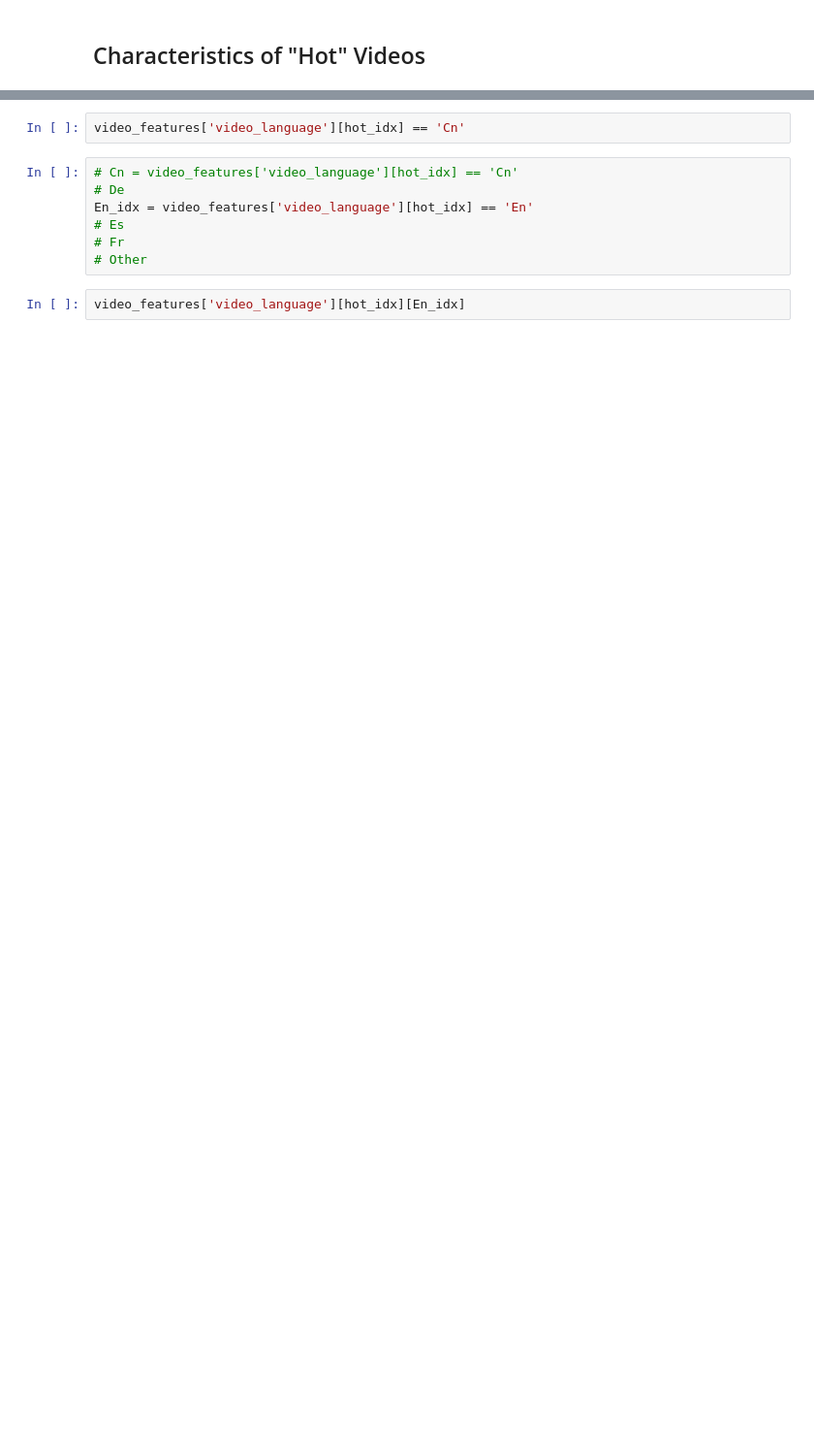
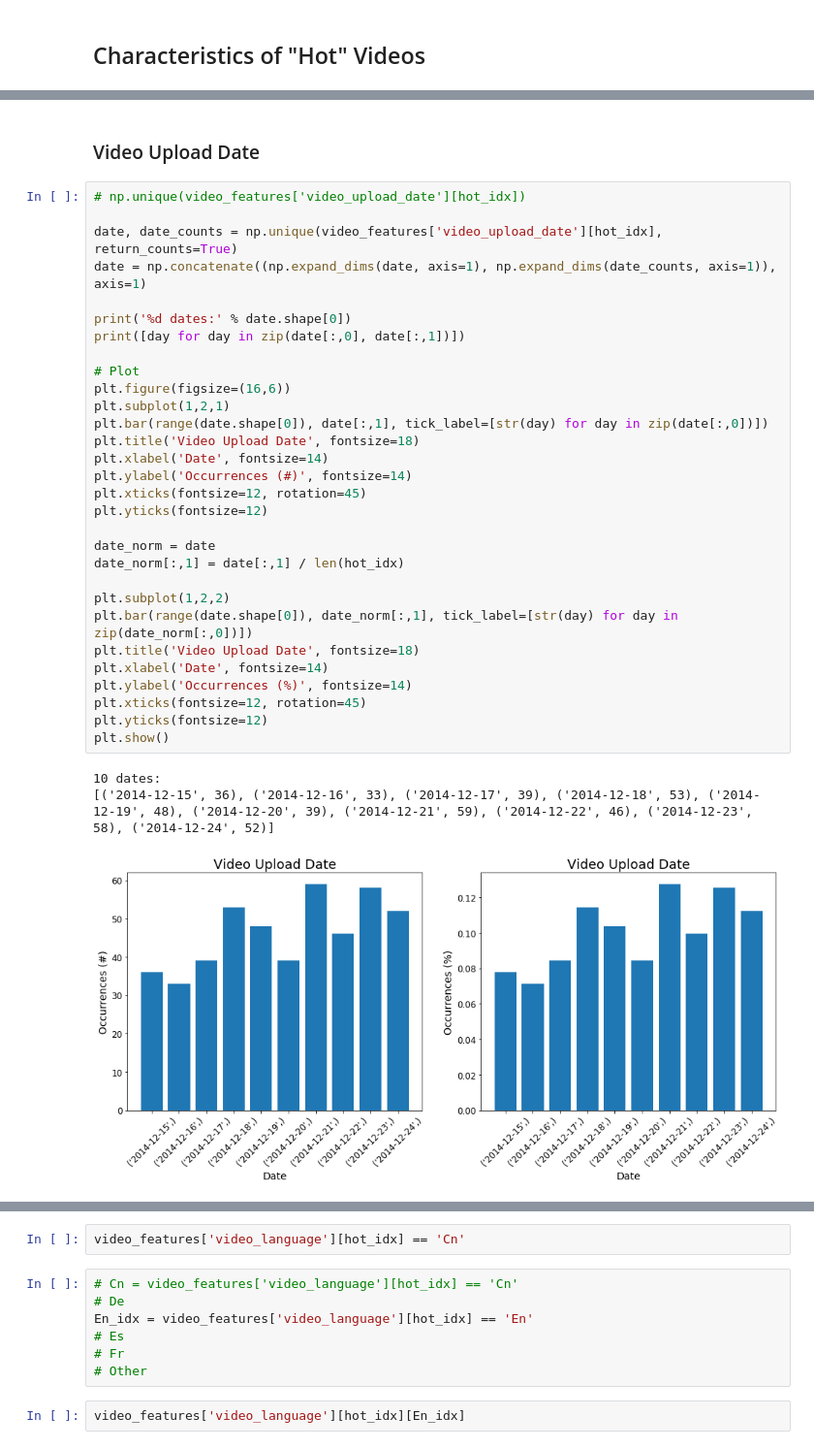
Before and after one commit to jordaninturrisi/Amazon_AWS_Research_Scientist_Challenge, a Jupyter notebook: Question2.ipynb, the cells around one changed output, grey strips where cells are left out. Shown: that part at 97% size. Saved outputs shown, nothing was run; the diff lists cells and outputs as text; blank space fills up the shorter version.

```diff
--- a/Question2.ipynb
+++ b/Question2.ipynb
@@ -185,0 +246,36 @@ plt.hist(video_features['video_length'][hot_idx])
+# %% [markdown]
+### Video Upload Date
+# %%
+# np.unique(video_features['video_upload_date'][hot_idx])
+
+date, date_counts = np.unique(video_features['video_upload_date'][hot_idx], return_counts=True)
+date = np.concatenate((np.expand_dims(date, axis=1), np.expand_dims(date_counts, axis=1)), axis=1)
+
+print('%d dates:' % date.shape[0])
+print([day for day in zip(date[:,0], date[:,1])])
+
+# Plot
+plt.figure(figsize=(16,6))
+plt.subplot(1,2,1)
+plt.bar(range(date.shape[0]), date[:,1], tick_label=[str(day) for day in zip(date[:,0])])
+plt.title('Video Upload Date', fontsize=18)
+plt.xlabel('Date', fontsize=14)
+plt.ylabel('Occurrences (#)', fontsize=14)
+plt.xticks(fontsize=12, rotation=45)
+plt.yticks(fontsize=12)
+
+date_norm = date
+date_norm[:,1] = date[:,1] / len(hot_idx)
+
+plt.subplot(1,2,2)
+plt.bar(range(date.shape[0]), date_norm[:,1], tick_label=[str(day) for day in zip(date_norm[:,0])])
+plt.title('Video Upload Date', fontsize=18)
+plt.xlabel('Date', fontsize=14)
+plt.ylabel('Occurrences (%)', fontsize=14)
+plt.xticks(fontsize=12, rotation=45)
+plt.yticks(fontsize=12)
+plt.show()
+# %% [output]
+10 dates:
+[('2014-12-15', 36), ('2014-12-16', 33), ('2014-12-17', 39), ('2014-12-18', 53), ('2014-12-19', 48), ('2014-12-20', 39), ('2014-12-21', 59), ('2014-12-22', 46), ('2014-12-23', 58), ('2014-12-24', 52)]
+[figure, added]
```
Also changed, not shown: parts of 21 cells of this notebook, 5 other files.
